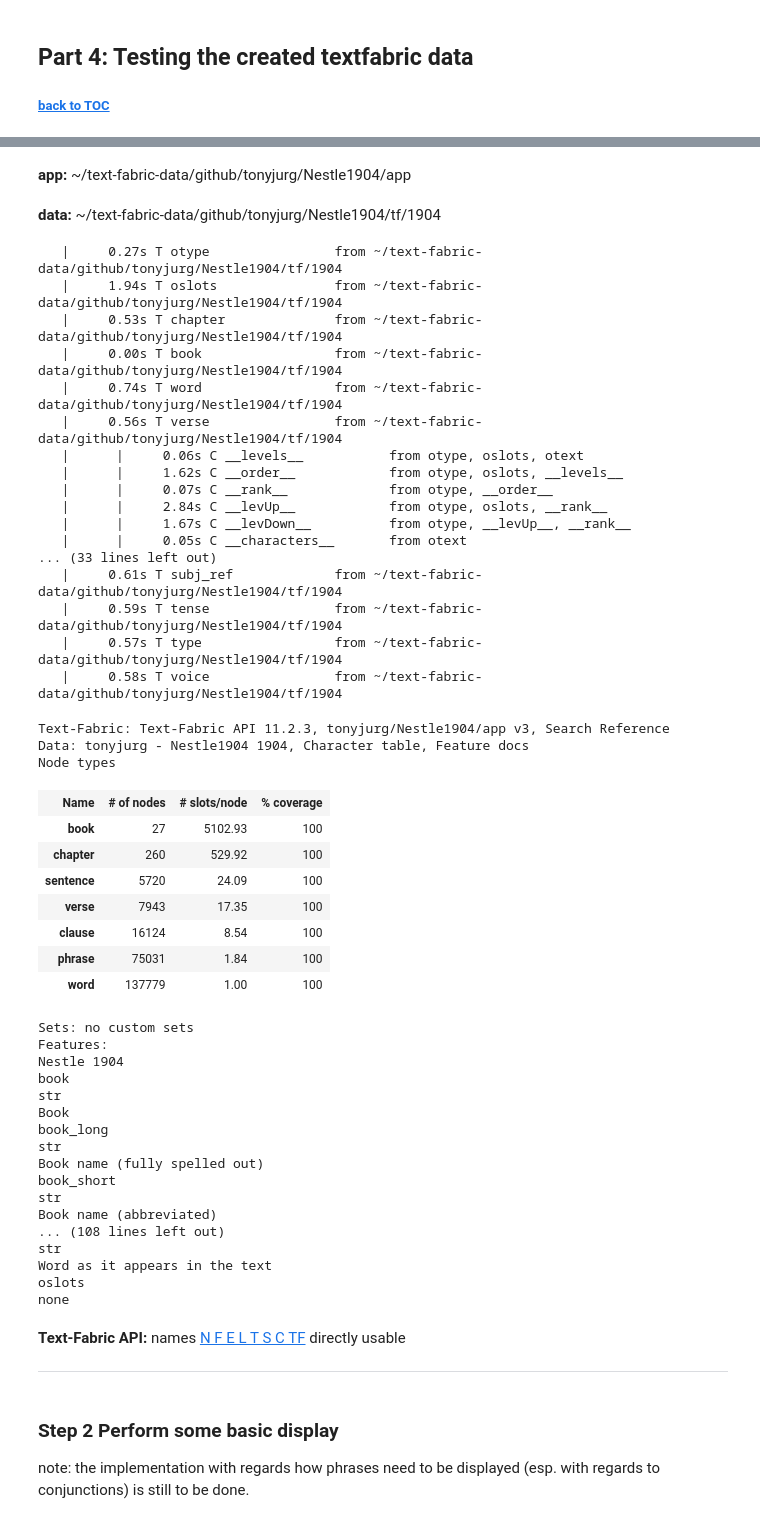
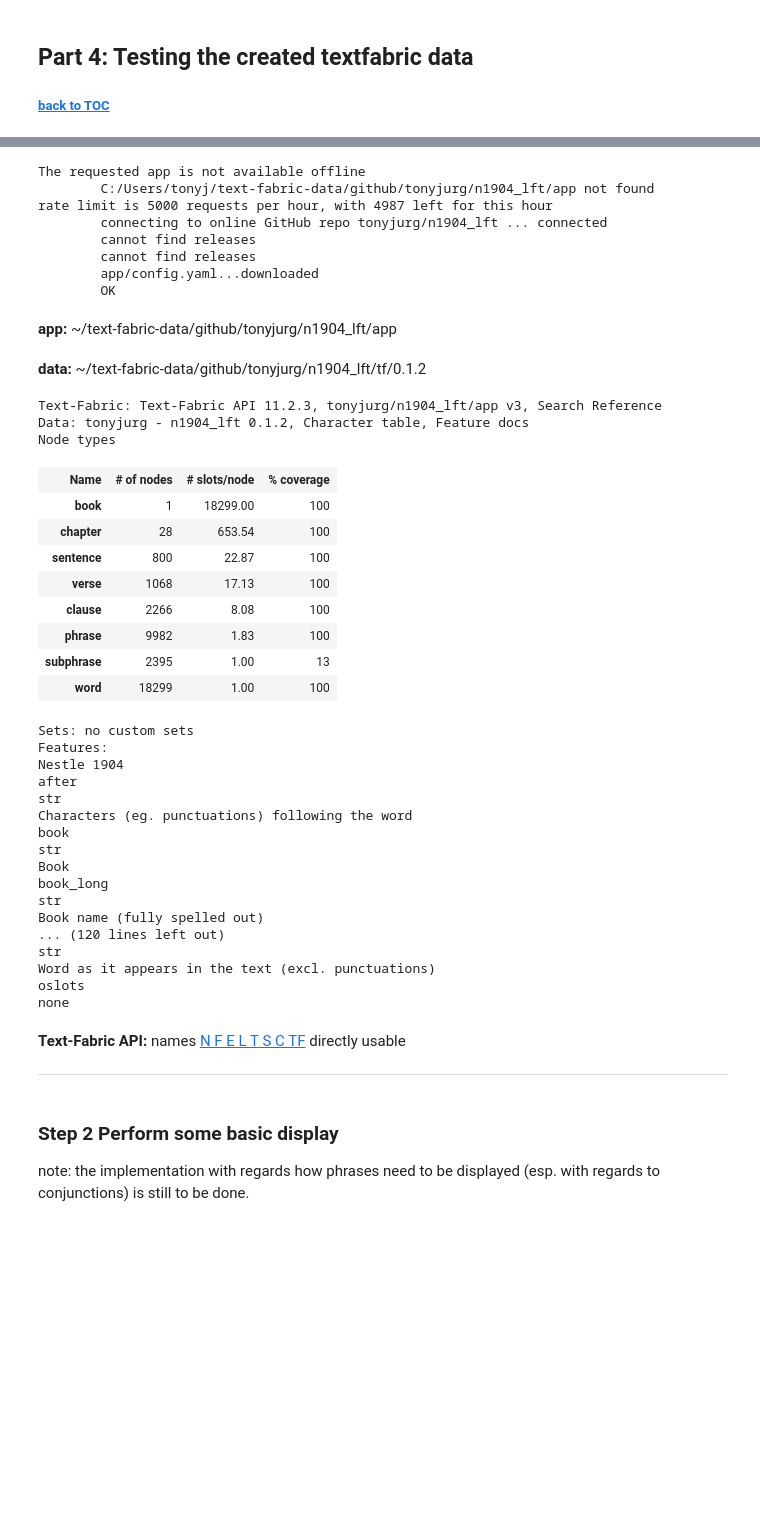
Before and after one commit to tonyjurg/Nestle1904LFT, a Jupyter notebook: CreateTFfromLowFatXML_sorted.ipynb, the cells around one changed output, grey strips where cells are left out. Saved outputs shown, nothing was run; the diff lists cells and outputs as text; code cells hidden in the pictures; blank space fills up the shorter version.

```diff
--- a/CreateTFfromLowFatXML_sorted.ipynb
+++ b/CreateTFfromLowFatXML_sorted.ipynb
@@ -824,53 +849,45 @@ Change accordingly.
 # %%
-# Loading-the-New-Testament-Text-Fabric (from local disk)
-NA = use ("tonyjurg/Nestle1904", checkData="clone", hoist=globals())
+# Loading-the-New-Testament-Text-Fabric (add a specific version, eg. 0.1.2)
+NA = use ("tonyjurg/n1904_lft", version="0.1.2", hoist=globals())
 # %% [output]
 **Locating corpus resources ...**
+The requested app is not available offline
+        C:/Users/tonyj/text-fabric-data/github/tonyjurg/n1904_lft/app not found
+rate limit is 5000 requests per hour, with 4987 left for this hour
+        connecting to online GitHub repo tonyjurg/n1904_lft ... connected
+        cannot find releases
+        cannot find releases
+        app/config.yaml...downloaded
+        OK
-app: ~/text-fabric-data/github/tonyjurg/Nestle1904/app
+app: ~/text-fabric-data/github/tonyjurg/n1904_lft/app
-data: ~/text-fabric-data/github/tonyjurg/Nestle1904/tf/1904
+data: ~/text-fabric-data/github/tonyjurg/n1904_lft/tf/0.1.2
-   |     0.27s T otype                from ~/text-fabric-data/github/tonyjurg/Nestle1904/tf/1904
-   |     1.94s T oslots               from ~/text-fabric-data/github/tonyjurg/Nestle1904/tf/1904
-   |     0.53s T chapter              from ~/text-fabric-data/github/tonyjurg/Nestle1904/tf/1904
-   |     0.00s T book                 from ~/text-fabric-data/github/tonyjurg/Nestle1904/tf/1904
-   |     0.74s T word                 from ~/text-fabric-data/github/tonyjurg/Nestle1904/tf/1904
-   |     0.56s T verse                from ~/text-fabric-data/github/tonyjurg/Nestle1904/tf/1904
-   |      |     0.06s C __levels__           from otype, oslots, otext
-   |      |     1.62s C __order__            from otype, oslots, __levels__
-   |      |     0.07s C __rank__             from otype, __order__
-   |      |     2.84s C __levUp__            from otype, oslots, __rank__
-   |      |     1.67s C __levDown__          from otype, __levUp__, __rank__
-   |      |     0.05s C __characters__       from otext
-... (33 lines left out)
-   |     0.61s T subj_ref             from ~/text-fabric-data/github/tonyjurg/Nestle1904/tf/1904
-   |     0.59s T tense                from ~/text-fabric-data/github/tonyjurg/Nestle1904/tf/1904
-   |     0.57s T type                 from ~/text-fabric-data/github/tonyjurg/Nestle1904/tf/1904
-   |     0.58s T voice                from ~/text-fabric-data/github/tonyjurg/Nestle1904/tf/1904
-Text-Fabric: Text-Fabric API 11.2.3, tonyjurg/Nestle1904/app v3, Search Reference
-Data: tonyjurg - Nestle1904 1904, Character table, Feature docs
+Text-Fabric: Text-Fabric API 11.2.3, tonyjurg/n1904_lft/app v3, Search Reference
+Data: tonyjurg - n1904_lft 0.1.2, Character table, Feature docs
 Node types
 | Name | # of nodes | # slots/node | % coverage |
-| book | 27 | 5102.93 | 100 |
-| chapter | 260 | 529.92 | 100 |
-| sentence | 5720 | 24.09 | 100 |
-| verse | 7943 | 17.35 | 100 |
-| clause | 16124 | 8.54 | 100 |
-| phrase | 75031 | 1.84 | 100 |
-| word | 137779 | 1.00 | 100 |
+| book | 1 | 18299.00 | 100 |
+| chapter | 28 | 653.54 | 100 |
+| sentence | 800 | 22.87 | 100 |
+| verse | 1068 | 17.13 | 100 |
+| clause | 2266 | 8.08 | 100 |
+| phrase | 9982 | 1.83 | 100 |
+| subphrase | 2395 | 1.00 | 13 |
+| word | 18299 | 1.00 | 100 |
 Sets: no custom sets
 Features:
 Nestle 1904
+after
+str
+Characters (eg. punctuations) following the word
 book
 str
 Book
 book_long
 str
 Book name (fully spelled out)
-book_short
+... (120 lines left out)
 str
-Book name (abbreviated)
-... (108 lines left out)
-str
-Word as it appears in the text
+Word as it appears in the text (excl. punctuations)
 oslots
 none
 Text-Fabric API: names N F E L T S C TF directly usable
```
Also changed, not shown: parts of 15 cells of this notebook.
